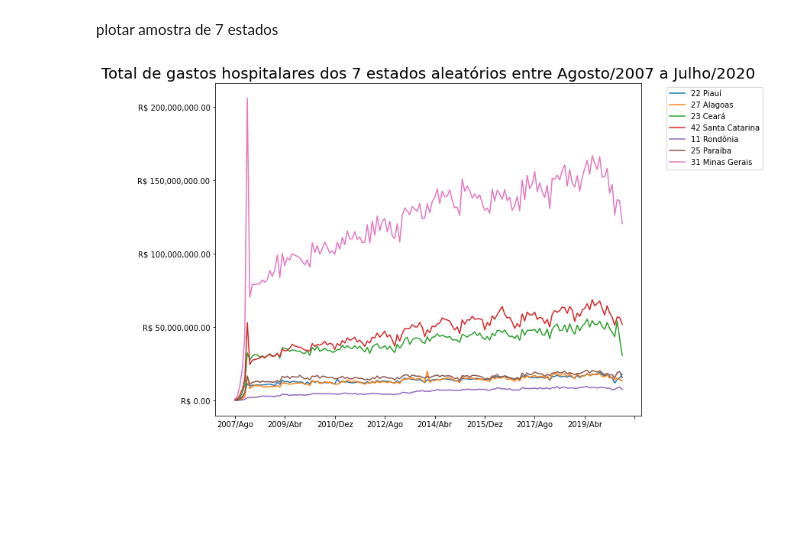
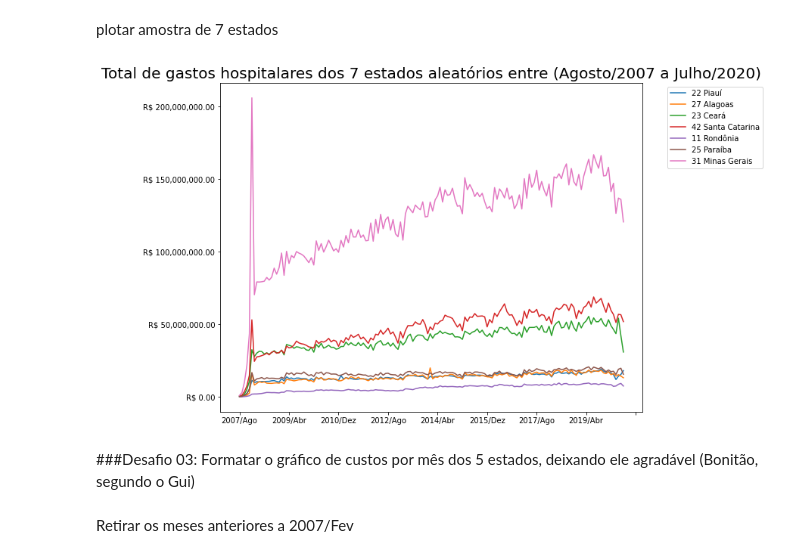
Before and after one commit to johnatanDM/bootcamp-datascience-alura, a Jupyter notebook: Módulo 1 - PYTHON E PANDAS PARA ANÁLISE DE DADOS REAIS/Bootcamp_Data_Science_Projeto_1.ipynb, the cells around one changed output. Saved outputs shown, nothing was run; the diff lists cells and outputs as text; code cells hidden in the pictures; blank space fills up the shorter version.

```diff
--- a/Módulo 1 - PYTHON E PANDAS PARA ANÁLISE DE DADOS REAIS/Bootcamp_Data_Science_Projeto_1.ipynb
+++ b/Módulo 1 - PYTHON E PANDAS PARA ANÁLISE DE DADOS REAIS/Bootcamp_Data_Science_Projeto_1.ipynb
@@ -301,10 +301,14 @@ np.random.seed(42)
 # %% [markdown]
 plotar amostra de 7 estados
 # %%
-ax = estados = dados_usaveis.sample(7).loc[:, dados_usaveis.columns != 'Regioes'].T.plot(figsize=(10,8))
+ax = dados_usaveis.sample(7).loc[:, dados_usaveis.columns != 'Regioes'].T.plot(figsize=(10,8))
 plt.legend(bbox_to_anchor=(1.05, 1), loc='upper left')
 ax.yaxis.set_major_formatter(ticker.StrMethodFormatter("R$ {x:,.2f}"))
-plt.title('Total de gastos hospitalares dos 7 estados aleatórios entre Agosto/2007 a Julho/2020', fontsize=20)
+plt.title('Total de gastos hospitalares dos 7 estados aleatórios entre (Agosto/2007 a Julho/2020)', fontsize=20)
 plt.show()
 # %% [output]
-[figure, old version]
+[figure, new version]
+# %% [markdown]
+###Desafio 03: Formatar o gráfico de custos por mês dos 5 estados, deixando ele agradável (Bonitão, segundo o Gui)
+# %% [markdown]
+Retirar os meses anteriores a 2007/Fev
```
Also changed, not shown: parts of 34 cells of this notebook.
